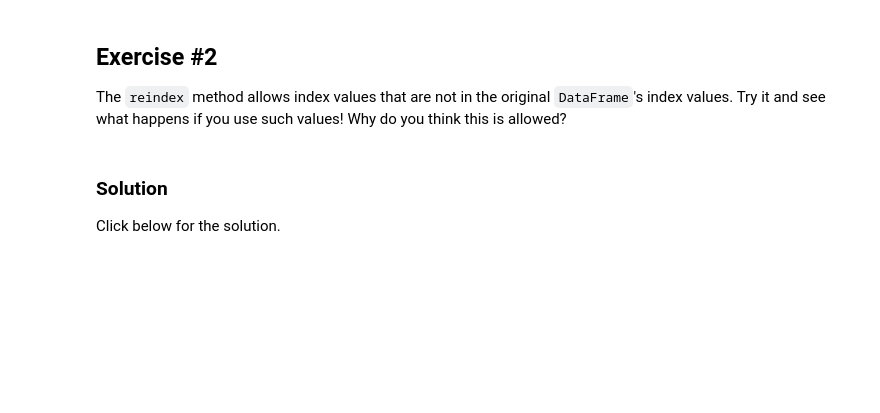
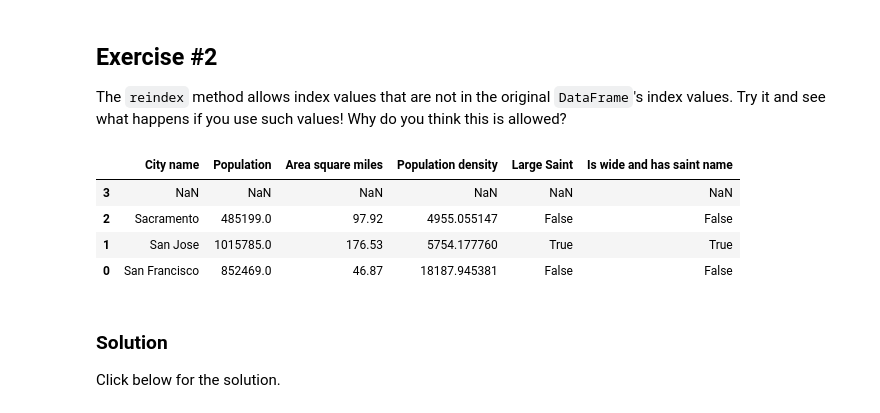
Before and after one commit to steineron/neural-networks-and-deep-learning, a Jupyter notebook: intro_to_pandas.ipynb, the cells around one changed output. Cells and saved outputs as stored; diff of their text form; code cells hidden in the pictures; blank space fills up the shorter version.

```diff
--- a/intro_to_pandas.ipynb
+++ b/intro_to_pandas.ipynb
@@ -122,0 +186,6 @@ Modify the `cities` table by adding a new boolean column that is True if and onl
+# %%
+# Your code here
+import re
+
+cities['Large Saint'] = cities['City name'].apply(lambda city: not re.search(r'San\s.+',city) == None) & cities['Area square miles'].apply(lambda area: area > 50)
+cities['Large Saint']
@@ -153,6 +246,13 @@ For more information, see the [Index documentation](http://pandas.pydata.org/pan
 The `reindex` method allows index values that are not in the original `DataFrame`'s index values. Try it and see what happens if you use such values! Why do you think this is allowed?
 # %%
 # Your code here
+cities.reindex([3,2,1,0])
+# %% [output]
+|  | City name | Population | Area square miles | Population density | Large Saint | Is wide and has saint name |
+| 3 | NaN | NaN | NaN | NaN | NaN | NaN |
+| 2 | Sacramento | 485199.0 | 97.92 | 4955.055147 | False | False |
+| 1 | San Jose | 1015785.0 | 176.53 | 5754.177760 | True | True |
+| 0 | San Francisco | 852469.0 | 46.87 | 18187.945381 | False | False |
 # %% [markdown]
 ### Solution
 
```
Also changed, not shown: parts of 19 cells of this notebook.
